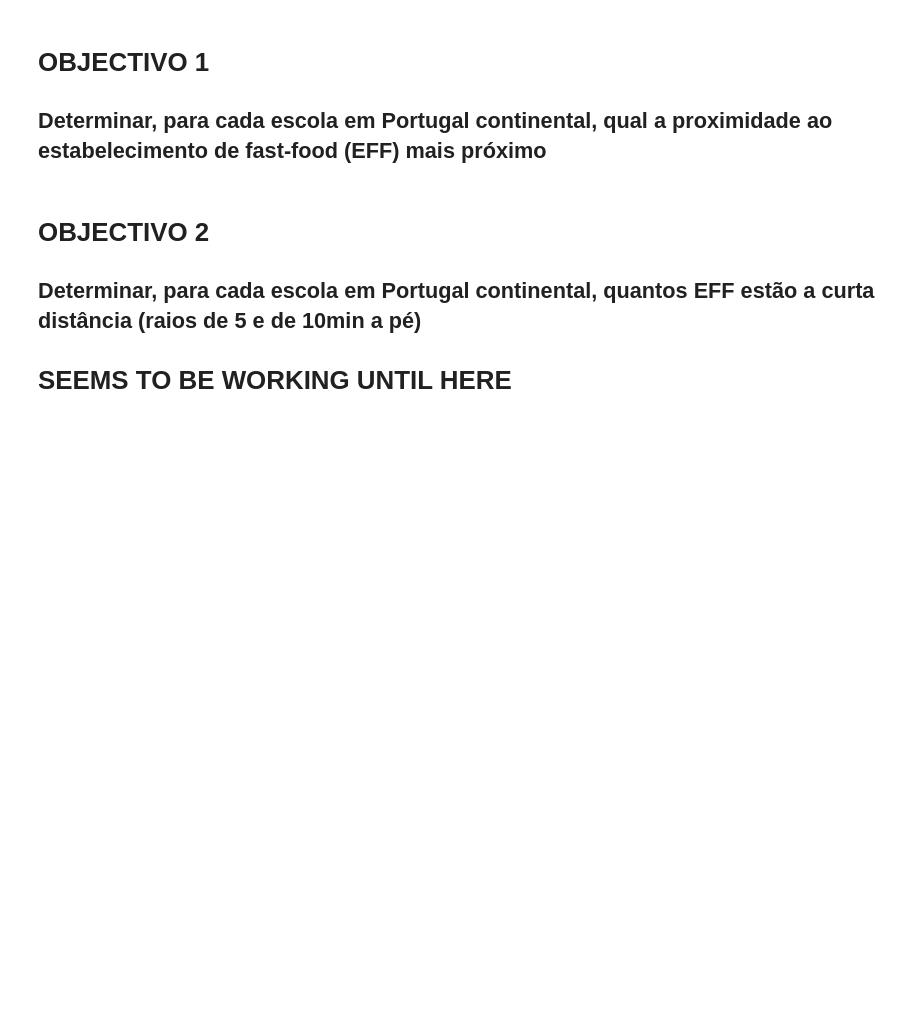
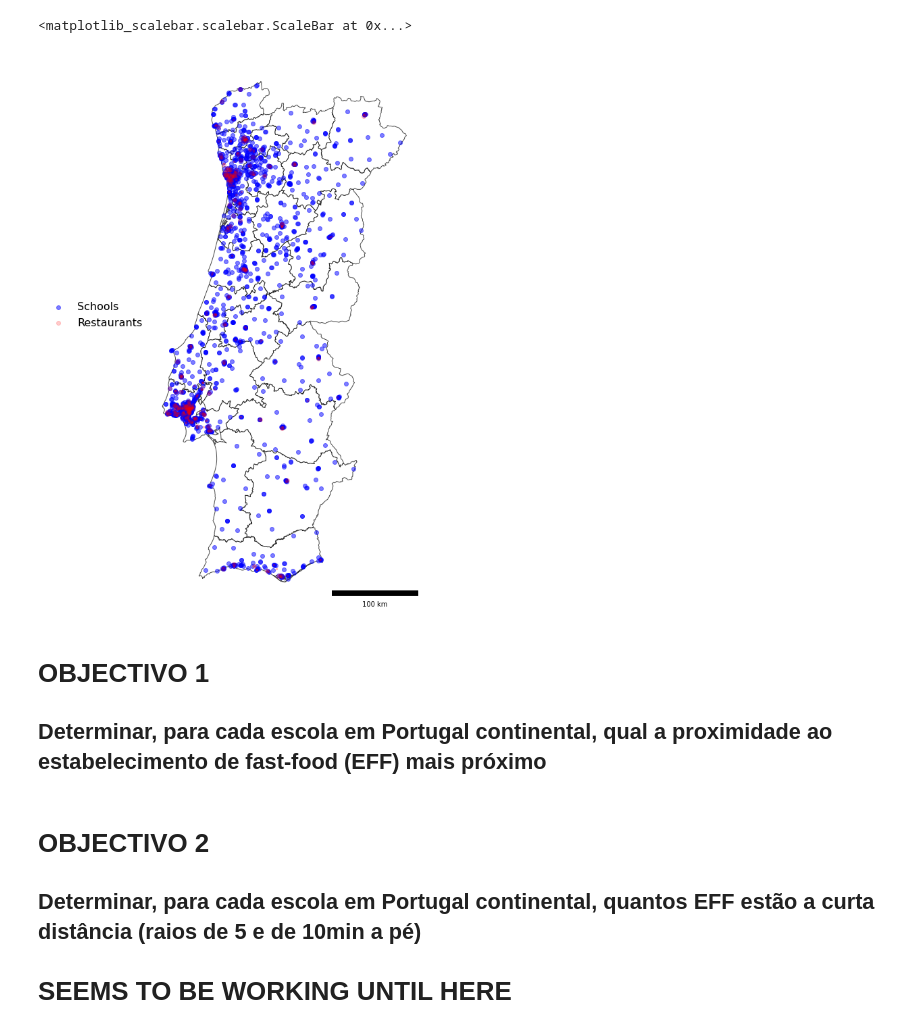
Before and after one commit to jsantos42/FastFoodAroundSchools, a Jupyter notebook: main.ipynb, the cells around one changed output. Cells and saved outputs as stored; diff of their text form; code cells hidden in the pictures; blank space fills up the shorter version.

```diff
--- a/main.ipynb
+++ b/main.ipynb
@@ -23,7 +23,7 @@ madeira = portugal_gdf[(portugal_gdf['NUTS_LABEL'] == 'Região Autónoma da Made
 portugal = portugal_gdf.drop(azores.union(madeira))
 
 # Converting to the standard Coordinate Reference System of Portugal
-portugal = portugal.to_crs(EPSG=3763)
+portugal = portugal.to_crs(epsg = 3763)
 
 # Unifying all polygons of Portugal; this will allow testing whether all the schools and
 # restaurants coordinates are within mainland Portugal
@@ -108,3 +86,41 @@ rest_nut = geopandas.sjoin(portugal, rest.drop(columns='NUTS_LABEL'), predicate=
+# %%
+# Adding the corresponding NUT to the schools and restaurants GeoDataFrames. Note that the
+# following operation can only stores one geometry, and since we need to store the geometry
+# of the points (and not of the NUTs polygons), the reference has to be 'right'
+
+def adding_nut(original_variable):
+    joined = gp.sjoin(portugal, original_variable, predicate='contains', how='right')
+    if original_variable is schools_crs:
+        relevant_info = joined[['Nome', 'Lat', 'Lon','NUTS_LABEL', 'geometry']]
+    else:
+        relevant_info = joined[['Tipo','Nome', 'Lat', 'Lon','NUTS_LABEL', 'geometry']]
+    reordered = relevant_info.sort_values(by='NUTS_LABEL').reset_index(drop=True)
+    return (reordered)
+
+bk = adding_nut(bk_crs)
+mcd = adding_nut(mcd_crs)
+tel = adding_nut(tel_crs)
+schools = adding_nut(schools_crs)
+
+# Grouping the 3 restaurants in a single variable
+rest = pandas.concat([bk, mcd, tel], ignore_index=True)
+rest = rest.sort_values(by='NUTS_LABEL').reset_index(drop=True)
+
+
+# Aggregate schools and restaurants according to NUT, so to make choropleth maps. Note that
+# here the reference has to be 'left', since we need the geometry of the NUTs polygons
+def join_by_nut(original_variable):
+    joined = gp.sjoin(portugal, original_variable, predicate='contains', how='left')
+    relevant_info = joined[['Nome', 'NUTS_LABEL', 'geometry']]
+    per_nut = relevant_info.dissolve(by='NUTS_LABEL', aggfunc='count')
+    reordered = per_nut.reset_index().rename({'Nome': 'count'}, axis=1)
+    return (reordered)
+
+schools_nut = join_by_nut(schools_crs)
+bk_nut = join_by_nut(bk_crs)
+mcd_nut = join_by_nut(mcd_crs)
+tel_nut = join_by_nut(tel_crs)
+rest_nut = join_by_nut(rest.drop(columns='NUTS_LABEL'))
 # %%
 # confirmar se há coordenadas iguais, o que há, porque schools de ensinos diferentes e, como tal, com
 # nomes diferentes podem estar no mesmo edifício
@@ -121,8 +132,8 @@ fig, ax = pyplot.subplots(nrows=1, ncols=1, figsize=(15, 15))
 
 ax.set_axis_off()
 portugal.plot(ax=ax, edgecolor='k', alpha= 0.7, facecolor='white', figsize=(15,15))
-schools.plot(ax=ax, color='blue', alpha=0.5, label='schools')
-bk.plot(ax=ax, color='red', alpha= 0.2, label ='Restaurantes')
+schools.plot(ax=ax, color='blue', alpha=0.5, label='Schools')
+bk.plot(ax=ax, color='red', alpha= 0.2, label ='Restaurants')
 mcd.plot(ax=ax, color='red', alpha=0.2, markersize=7)
 tel.plot(ax=ax, color='red', alpha= 0.2, markersize=7)
 ax.legend(fontsize=16,
@@ -130,33 +141,36 @@ ax.legend(fontsize=16,
          frameon=False)
 
 scalebar = ScaleBar(dx=1, length_fraction=0.4, location='lower right', color='black',sep=7, pad=0, border_pad=0)
 pyplot.gca().add_artist(scalebar)
 
 
 
 #pp.title('urban', fontweight='bold')
 
 
 
 #tirar os eixos mas manter um background cor diferente
 #ax.set_facecolor((0, 0, 0, 0.05))
 #ax.set_axis_off()
 #ax.add_artist(ax.patch)
 #ax.patch.set_zorder(-1)
 
 
 
 #grafico1.set(xlim=(-100000, -80000), ylim=(-115000,-95000)) #lisboa
 
 
 #grafico1.set(xlim=(-150000, 170000), ylim=(-310000,285000))
 #grafico1.set(xlim=(-130000, -55000), ylim=(-150000,-50000)) #lisboa
 #grafico1.set(xlim=(-60000, 0), ylim=(140000,180000)) #porto
 
 #teste pontos
 #grafico1.set(xlim=(-60000, 0), ylim=(90000,180000))
 #schools.loc[[0], 'geometry'].plot(ax=grafico1, color='blue', alpha=1, markersize=15)
 #rest.loc[[1], 'geometry'].plot(ax=grafico1, color='black', alpha=1)
+# %% [output]
+<matplotlib_scalebar.scalebar.ScaleBar at 0x...>
+[figure, added]
 # %%
 fig, ax = pyplot.subplots(nrows=1, ncols=1, figsize=(15, 15))
 
```
Also changed, not shown: parts of 5 cells of this notebook.
